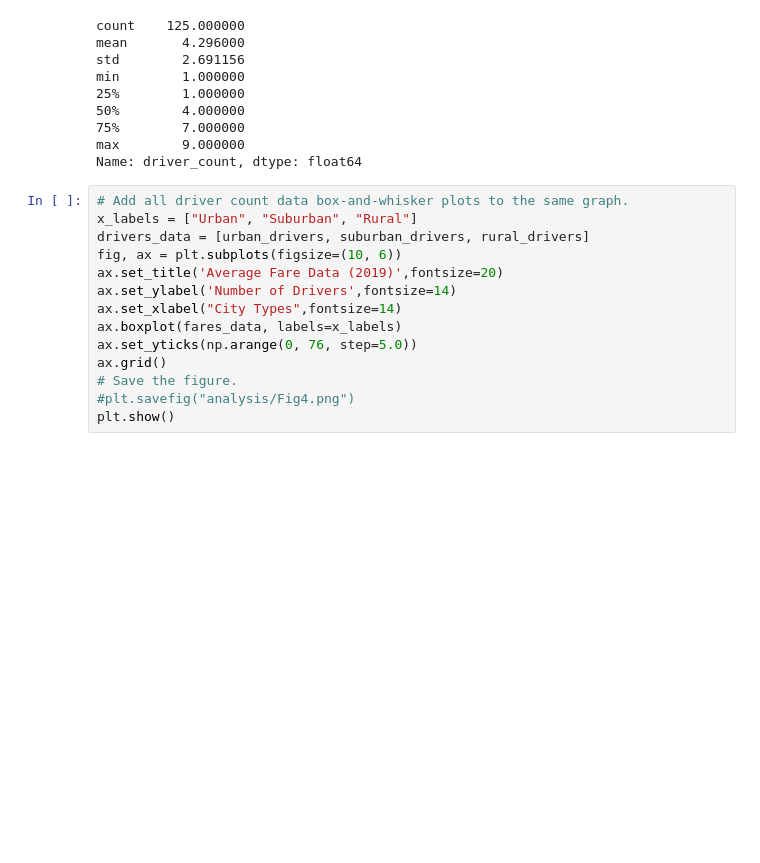
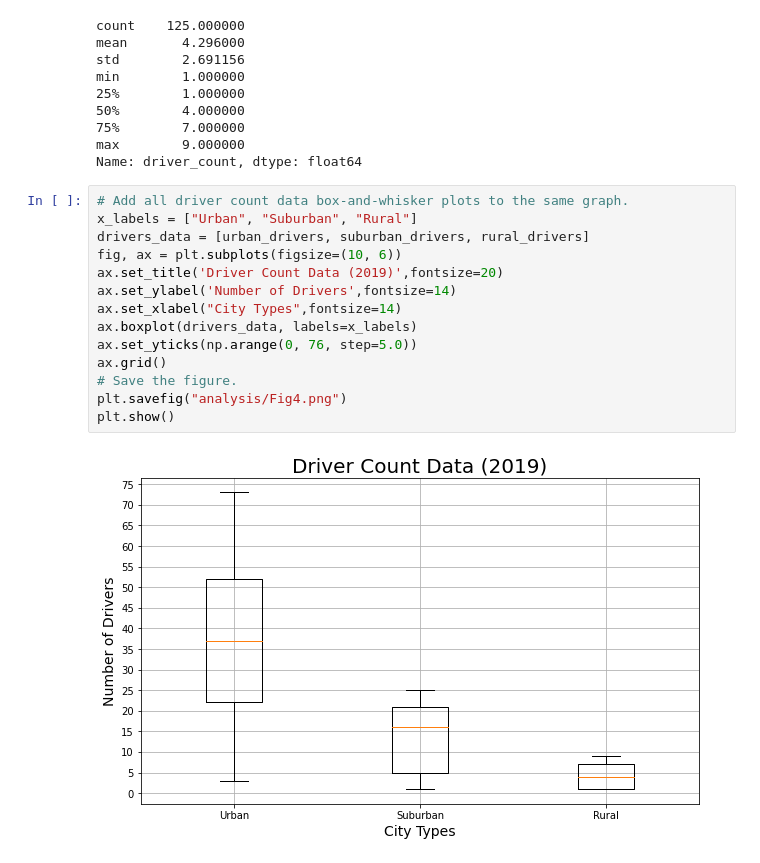
Before and after one commit to baileyvo/PyBer_Analysis, a Jupyter notebook: PyBer.ipynb, the cells around one changed output. Drawn from its saved outputs; the diff is of its cells as text; blank space fills up the shorter version.

```diff
--- a/PyBer.ipynb
+++ b/PyBer.ipynb
@@ -794,14 +794,16 @@ Name: driver_count, dtype: float64
 # %%
 # Add all driver count data box-and-whisker plots to the same graph.
 x_labels = ["Urban", "Suburban", "Rural"]
 drivers_data = [urban_drivers, suburban_drivers, rural_drivers]
 fig, ax = plt.subplots(figsize=(10, 6))
-ax.set_title('Average Fare Data (2019)',fontsize=20)
+ax.set_title('Driver Count Data (2019)',fontsize=20)
 ax.set_ylabel('Number of Drivers',fontsize=14)
 ax.set_xlabel("City Types",fontsize=14)
-ax.boxplot(fares_data, labels=x_labels)
+ax.boxplot(drivers_data, labels=x_labels)
 ax.set_yticks(np.arange(0, 76, step=5.0))
 ax.grid()
 # Save the figure.
-#plt.savefig("analysis/Fig4.png")
+plt.savefig("analysis/Fig4.png")
 plt.show()
+# %% [output]
+[figure, added]
```
Also changed, not shown: parts of 5 cells of this notebook, 1 other file.
